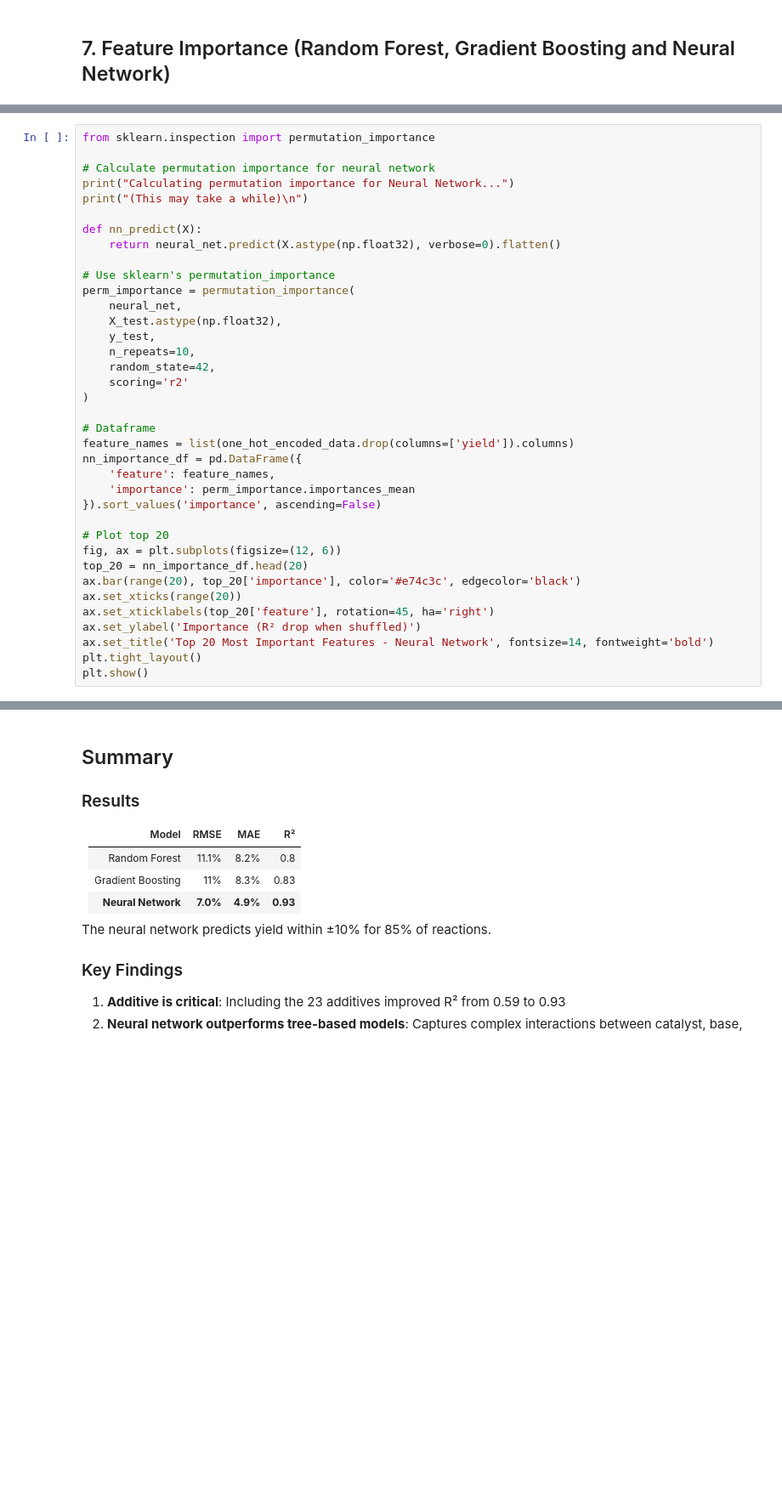
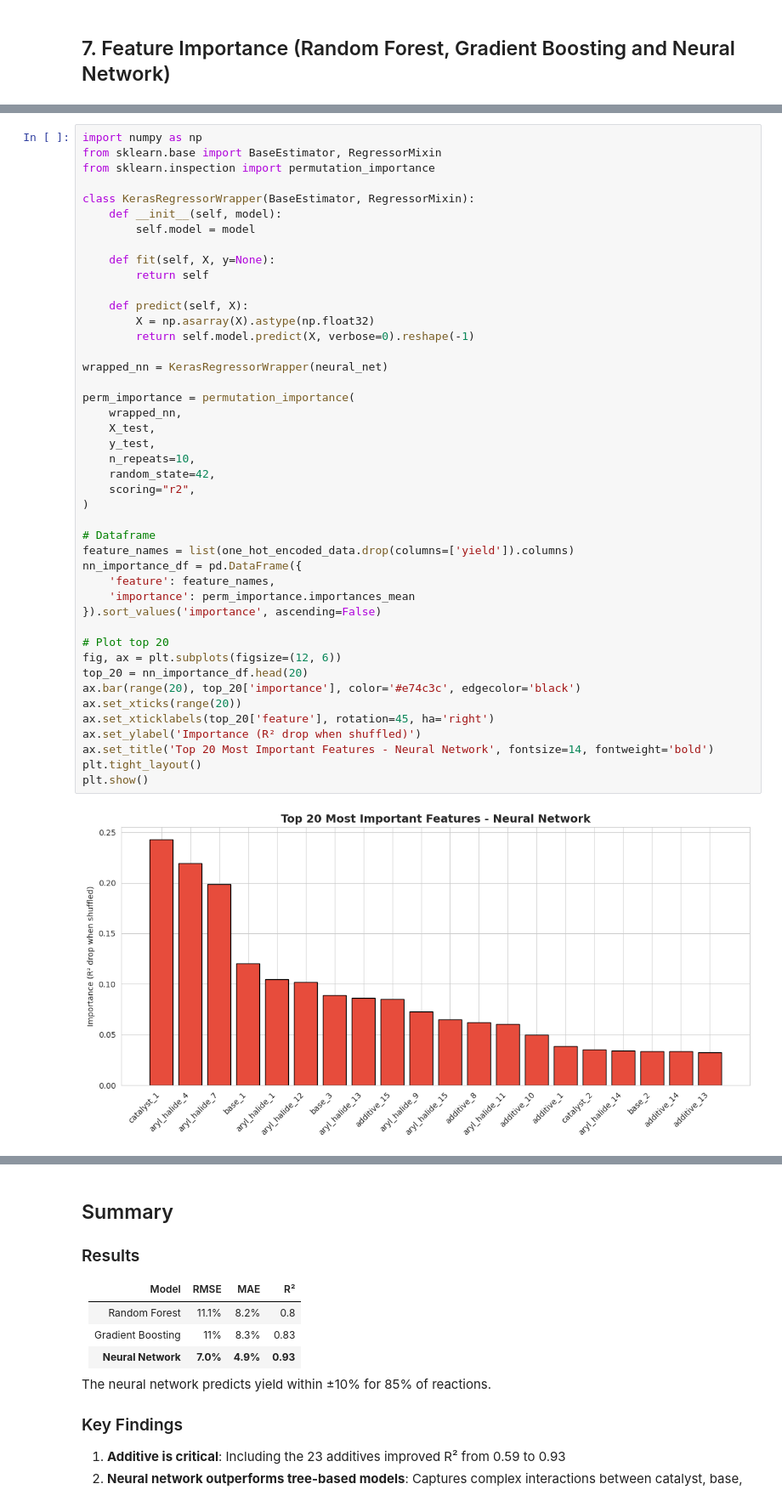
Before and after one commit to HatefRahimi/DigitalAlchemy, a Jupyter notebook: ORD/yield_prediction_ahneman.ipynb, the cells around one changed output, grey strips where cells are left out. Shown at 85% size. Saved outputs shown, nothing was run; the diff lists cells and outputs as text; blank space fills up the shorter version.

Commit message:
Fix permutation_importance error with sklearn 1.8 for compatibility on Linux
Added sklearn wrapper for Keras model to satisfy estimator
interface (__sklearn_tags__ requirement).

```diff
--- a/ORD/yield_prediction_ahneman.ipynb
+++ b/ORD/yield_prediction_ahneman.ipynb
@@ -436,40 +584,49 @@ plt.show()
 # %%
+import numpy as np
+from sklearn.base import BaseEstimator, RegressorMixin
 from sklearn.inspection import permutation_importance
 
-# Calculate permutation importance for neural network
-print("Calculating permutation importance for Neural Network...")
-print("(This may take a while)\n")
+class KerasRegressorWrapper(BaseEstimator, RegressorMixin):
+    def __init__(self, model):
+        self.model = model
 
-def nn_predict(X):
-    return neural_net.predict(X.astype(np.float32), verbose=0).flatten()
+    def fit(self, X, y=None):
+        return self
 
-# Use sklearn's permutation_importance
+    def predict(self, X):
+        X = np.asarray(X).astype(np.float32)
+        return self.model.predict(X, verbose=0).reshape(-1)
+
+wrapped_nn = KerasRegressorWrapper(neural_net)
+
 perm_importance = permutation_importance(
-    neural_net,
-    X_test.astype(np.float32),
+    wrapped_nn,
+    X_test,
     y_test,
     n_repeats=10,
     random_state=42,
-    scoring='r2'
+    scoring="r2",
 )
 
 # Dataframe
 feature_names = list(one_hot_encoded_data.drop(columns=['yield']).columns)
 nn_importance_df = pd.DataFrame({
     'feature': feature_names,
     'importance': perm_importance.importances_mean
 }).sort_values('importance', ascending=False)
 
 # Plot top 20
 fig, ax = plt.subplots(figsize=(12, 6))
 top_20 = nn_importance_df.head(20)
 ax.bar(range(20), top_20['importance'], color='#e74c3c', edgecolor='black')
 ax.set_xticks(range(20))
 ax.set_xticklabels(top_20['feature'], rotation=45, ha='right')
 ax.set_ylabel('Importance (R² drop when shuffled)')
 ax.set_title('Top 20 Most Important Features - Neural Network', fontsize=14, fontweight='bold')
 plt.tight_layout()
 plt.show()
+# %% [output]
+[figure, added]
 # %%
 # Feature importance from Gradient Boosting
 gb = sklearn_results['Gradient Boosting']['model']
```
Also changed, not shown: parts of 20 cells of this notebook.
